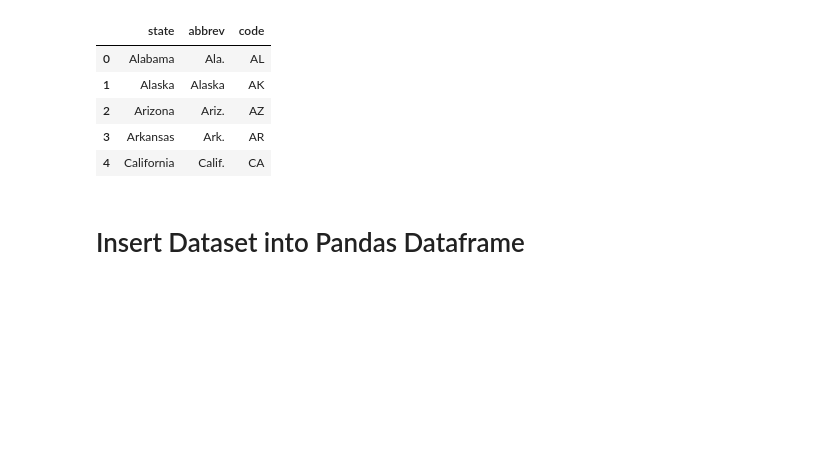
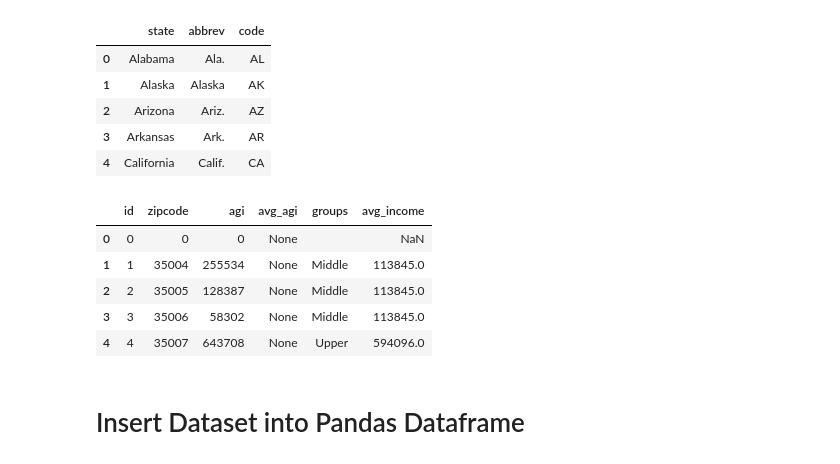
Before and after one commit to vivianndo/ads508_gunviolence, a Jupyter notebook: project.ipynb, the cells around one changed output. Cells and saved outputs as stored; diff of their text form; code cells hidden in the pictures; blank space fills up the shorter version.

Commit message:
add file path and athena table for state income data

```diff
--- a/project.ipynb
+++ b/project.ipynb
@@ -370,6 +408,17 @@ df_abbrev.head(5)
 | 2 | Arizona | Ariz. | AZ |
 | 3 | Arkansas | Ark. | AR |
 | 4 | California | Calif. | CA |
+# %%
+statement = "SELECT * from ads508.state_income LIMIT 100"
+df_income = pd.read_sql(statement, conn)
+df_income.head(5)
+# %% [output]
+|  | id | zipcode | agi | avg_agi | groups | avg_income |
+| 0 | 0 | 0 | 0 | None |  | NaN |
+| 1 | 1 | 35004 | 255534 | None | Middle | 113845.0 |
+| 2 | 2 | 35005 | 128387 | None | Middle | 113845.0 |
+| 3 | 3 | 35006 | 58302 | None | Middle | 113845.0 |
+| 4 | 4 | 35007 | 643708 | None | Upper | 594096.0 |
 # %% [markdown]
 # Insert Dataset into Pandas Dataframe
 # %%
```
Also changed, not shown: parts of 8 cells of this notebook.
